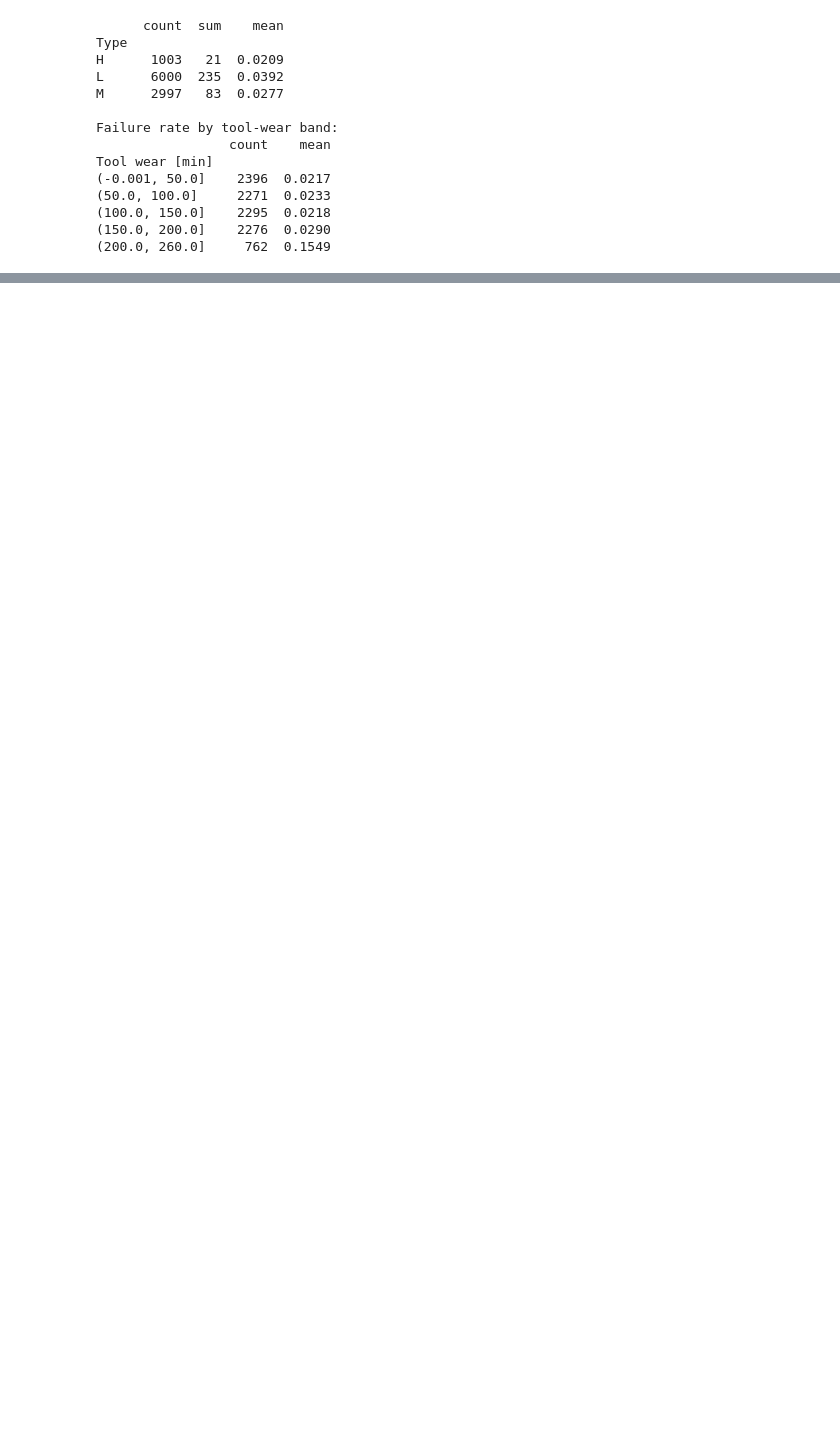
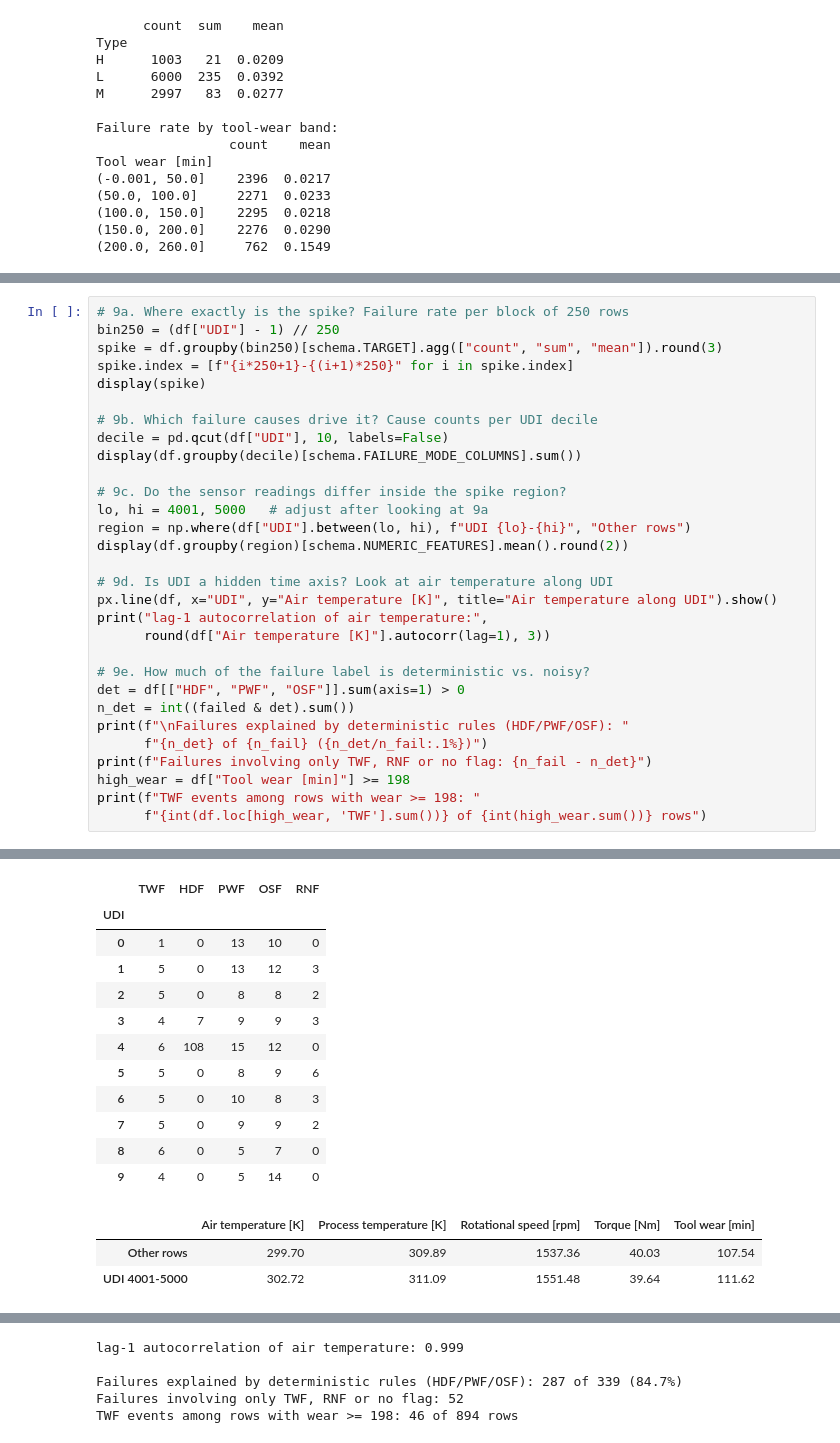
Before and after one commit to Ved29197/INDUSMIND, a Jupyter notebook: notebooks/01_AI4I_EDA.ipynb, the cells around one changed output, grey strips where cells are left out. Saved outputs shown, nothing was run; the diff lists cells and outputs as text; blank space fills up the shorter version.

Commit message:
Phase 3.3: complete EDA with UDI time-structure and deterministic-rule findings

```diff
--- a/notebooks/01_AI4I_EDA.ipynb
+++ b/notebooks/01_AI4I_EDA.ipynb
@@ -226,3 +226,34 @@ min      198.0
 max      253.0
 Name: Tool wear [min], dtype: float64
 [interactive output not drawn]
+# %%
+# 9a. Where exactly is the spike? Failure rate per block of 250 rows
+bin250 = (df["UDI"] - 1) // 250
+spike = df.groupby(bin250)[schema.TARGET].agg(["count", "sum", "mean"]).round(3)
+spike.index = [f"{i*250+1}-{(i+1)*250}" for i in spike.index]
+display(spike)
+
+# 9b. Which failure causes drive it? Cause counts per UDI decile
+decile = pd.qcut(df["UDI"], 10, labels=False)
+display(df.groupby(decile)[schema.FAILURE_MODE_COLUMNS].sum())
+
+# 9c. Do the sensor readings differ inside the spike region?
+lo, hi = 4001, 5000   # adjust after looking at 9a
+region = np.where(df["UDI"].between(lo, hi), f"UDI {lo}-{hi}", "Other rows")
+display(df.groupby(region)[schema.NUMERIC_FEATURES].mean().round(2))
+
+# 9d. Is UDI a hidden time axis? Look at air temperature along UDI
+px.line(df, x="UDI", y="Air temperature [K]", title="Air temperature along UDI").show()
+print("lag-1 autocorrelation of air temperature:",
+      round(df["Air temperature [K]"].autocorr(lag=1), 3))
+
+# 9e. How much of the failure label is deterministic vs. noisy?
+det = df[["HDF", "PWF", "OSF"]].sum(axis=1) > 0
+n_det = int((failed & det).sum())
+print(f"\nFailures explained by deterministic rules (HDF/PWF/OSF): "
+      f"{n_det} of {n_fail} ({n_det/n_fail:.1%})")
+print(f"Failures involving only TWF, RNF or no flag: {n_fail - n_det}")
+high_wear = df["Tool wear [min]"] >= 198
+print(f"TWF events among rows with wear >= 198: "
+      f"{int(df.loc[high_wear, 'TWF'].sum())} of {int(high_wear.sum())} rows")
+# %% [output]
@@ -228,0 +277,15 @@ Name: Tool wear [min], dtype: float64
+|  | TWF | HDF | PWF | OSF | RNF |
+| UDI |  |  |  |  |  |
+| 0 | 1 | 0 | 13 | 10 | 0 |
+| 1 | 5 | 0 | 13 | 12 | 3 |
+| 2 | 5 | 0 | 8 | 8 | 2 |
+| 3 | 4 | 7 | 9 | 9 | 3 |
+| 4 | 6 | 108 | 15 | 12 | 0 |
+| 5 | 5 | 0 | 8 | 9 | 6 |
+| 6 | 5 | 0 | 10 | 8 | 3 |
+| 7 | 5 | 0 | 9 | 9 | 2 |
+| 8 | 6 | 0 | 5 | 7 | 0 |
+| 9 | 4 | 0 | 5 | 14 | 0 |
+|  | Air temperature [K] | Process temperature [K] | Rotational speed [rpm] | Torque [Nm] | Tool wear [min] |
+| Other rows | 299.70 | 309.89 | 1537.36 | 40.03 | 107.54 |
+| UDI 4001-5000 | 302.72 | 311.09 | 1551.48 | 39.64 | 111.62 |
@@ -228,0 +293,5 @@ Name: Tool wear [min], dtype: float64
+lag-1 autocorrelation of air temperature: 0.999
+
+Failures explained by deterministic rules (HDF/PWF/OSF): 287 of 339 (84.7%)
+Failures involving only TWF, RNF or no flag: 52
+TWF events among rows with wear >= 198: 46 of 894 rows
```
Also changed, not shown: parts of 2 cells of this notebook.
